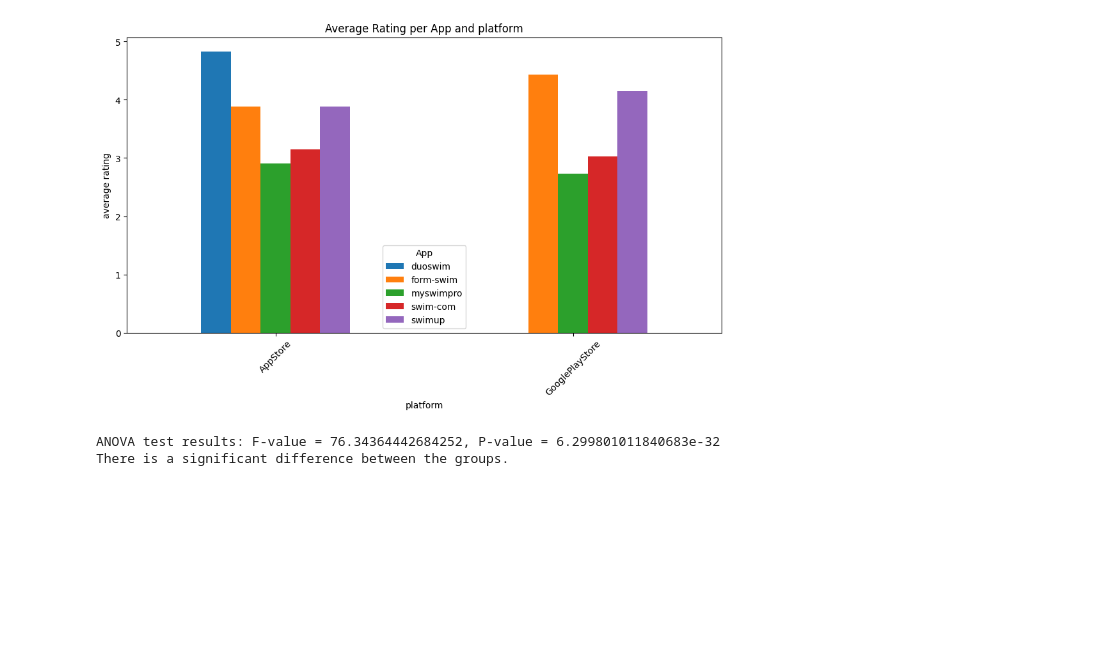
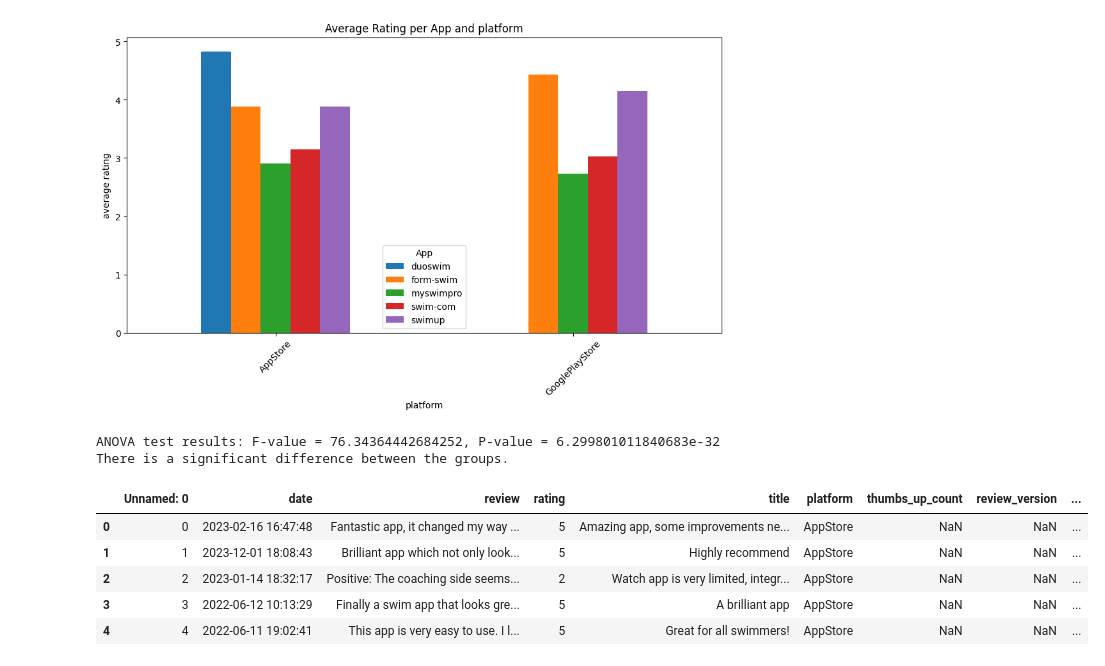
Before and after one commit to momonong/swim-apps-reviews-analysis, a Jupyter notebook: data_mining/da.ipynb, the cells around one changed output. Saved outputs shown, nothing was run; the diff lists cells and outputs as text; code cells hidden in the pictures; blank space fills up the shorter version.

```diff
--- a/data_mining/da.ipynb
+++ b/data_mining/da.ipynb
@@ -227,0 +234,10 @@ There is a significant difference between the groups.
+# %%
+df = pd.read_csv('new_result/all_concat.csv')
+df.head()
+# %% [output]
+|  | Unnamed: 0 | date | review | rating | title | platform | thumbs_up_count | review_version | ... |
+| 0 | 0 | 2023-02-16 16:47:48 | Fantastic app, it changed my way ... | 5 | Amazing app, some improvements ne... | AppStore | NaN | NaN | ... |
+| 1 | 1 | 2023-12-01 18:08:43 | Brilliant app which not only look... | 5 | Highly recommend | AppStore | NaN | NaN | ... |
+| 2 | 2 | 2023-01-14 18:32:17 | Positive: The coaching side seems... | 2 | Watch app is very limited, integr... | AppStore | NaN | NaN | ... |
+| 3 | 3 | 2022-06-12 10:13:29 | Finally a swim app that looks gre... | 5 | A brilliant app | AppStore | NaN | NaN | ... |
+| 4 | 4 | 2022-06-11 19:02:41 | This app is very easy to use. I l... | 5 | Great for all swimmers! | AppStore | NaN | NaN | ... |
```
Also changed, not shown: parts of 8 cells of this notebook.
